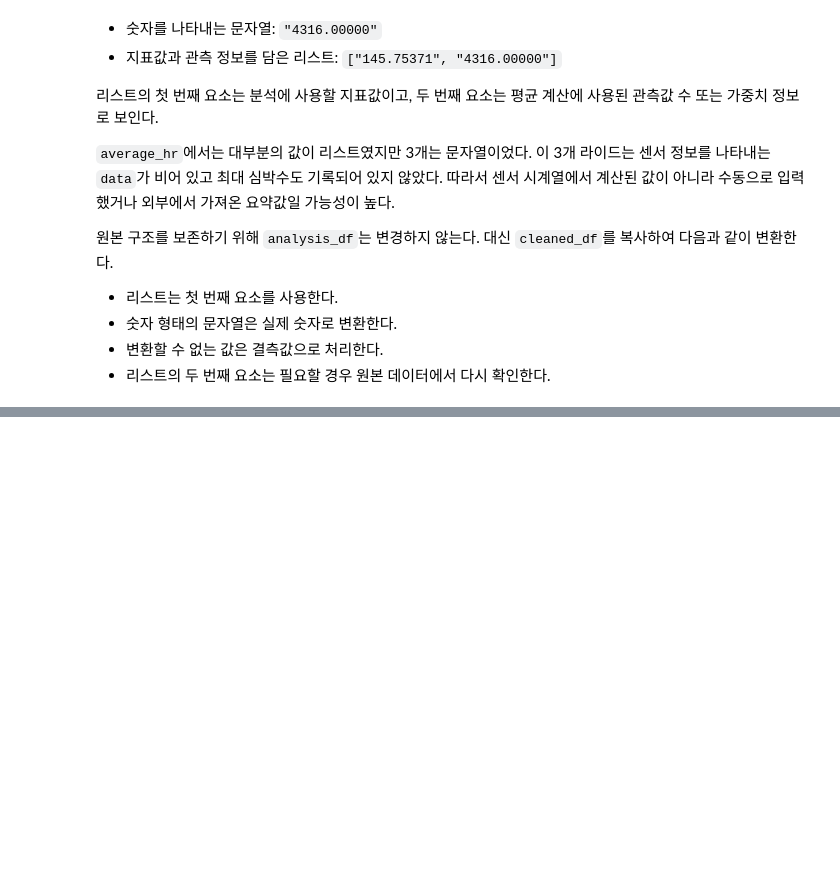
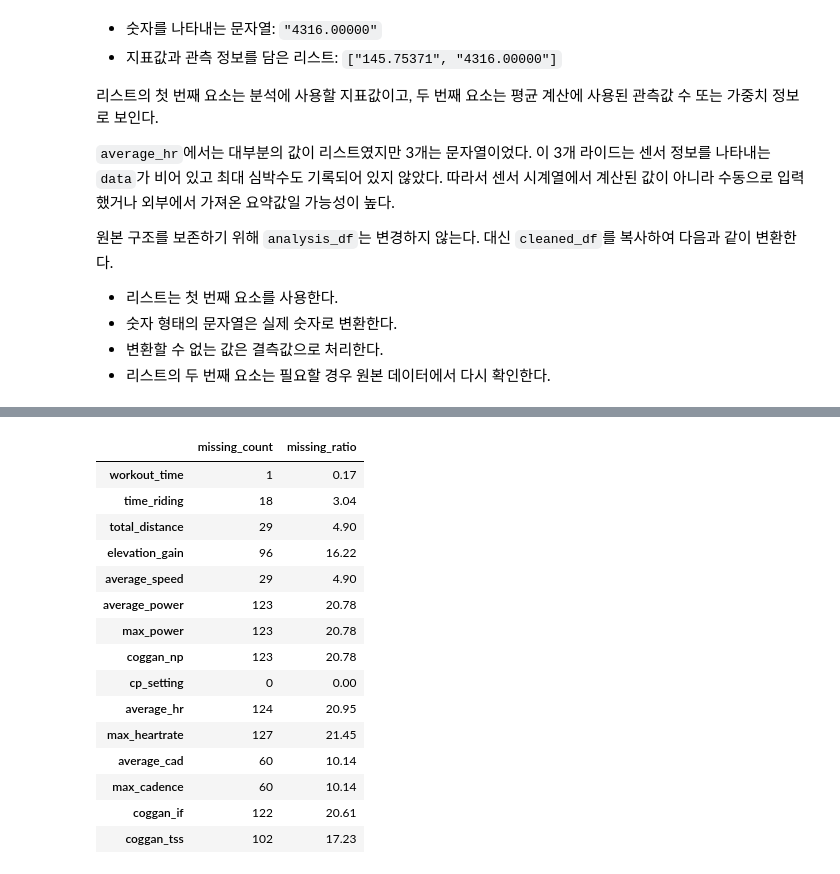
Before and after one commit to jhh0107gsc-hub/cycling, a Jupyter notebook: notebooks/01_goldencheetah_exploration.ipynb, the cells around one changed output, grey strips where cells are left out. Cells and saved outputs as stored; diff of their text form; code cells hidden in the pictures; blank space fills up the shorter version.

Commit message:
Add missing value analysis for selected metrics

```diff
--- a/notebooks/01_goldencheetah_exploration.ipynb
+++ b/notebooks/01_goldencheetah_exploration.ipynb
@@ -437,0 +446,27 @@ dtype: object
+# %%
+missing_count = cleaned_df[selected_metric_columns].isna().sum()
+missing_ratio = cleaned_df[selected_metric_columns].isna().mean() * 100
+
+missing_summary_df = pd.DataFrame({
+    "missing_count": missing_count,
+    "missing_ratio": missing_ratio,
+})
+
+missing_summary_df.round(2)
+# %% [output]
+|  | missing_count | missing_ratio |
+| workout_time | 1 | 0.17 |
+| time_riding | 18 | 3.04 |
+| total_distance | 29 | 4.90 |
+| elevation_gain | 96 | 16.22 |
+| average_speed | 29 | 4.90 |
+| average_power | 123 | 20.78 |
+| max_power | 123 | 20.78 |
+| coggan_np | 123 | 20.78 |
+| cp_setting | 0 | 0.00 |
+| average_hr | 124 | 20.95 |
+| max_heartrate | 127 | 21.45 |
+| average_cad | 60 | 10.14 |
+| max_cadence | 60 | 10.14 |
+| coggan_if | 122 | 20.61 |
+| coggan_tss | 102 | 17.23 |
```
Also changed, not shown: parts of 2 cells of this notebook.
